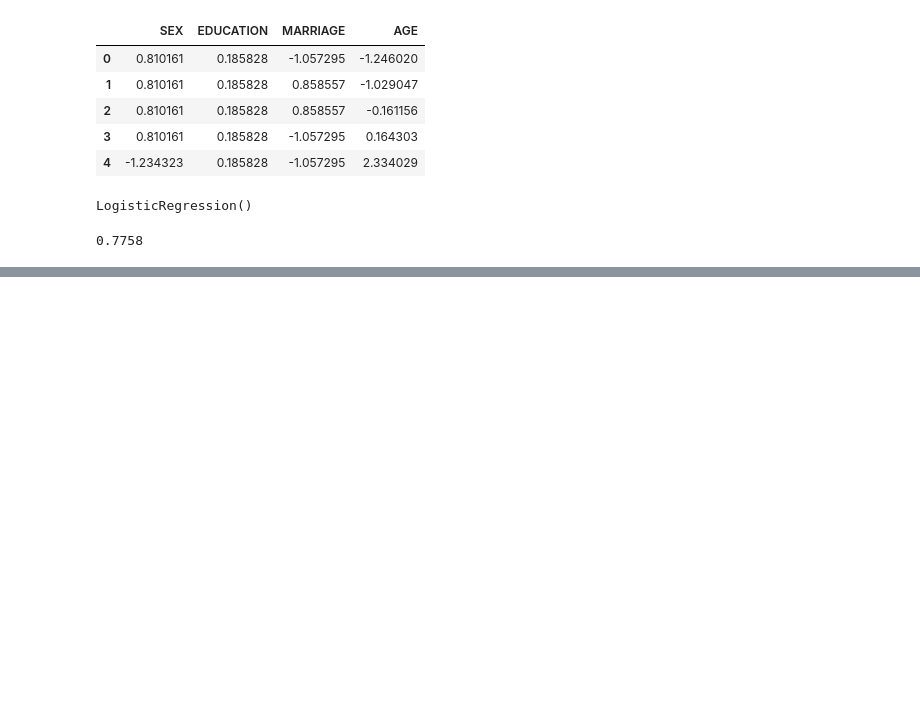
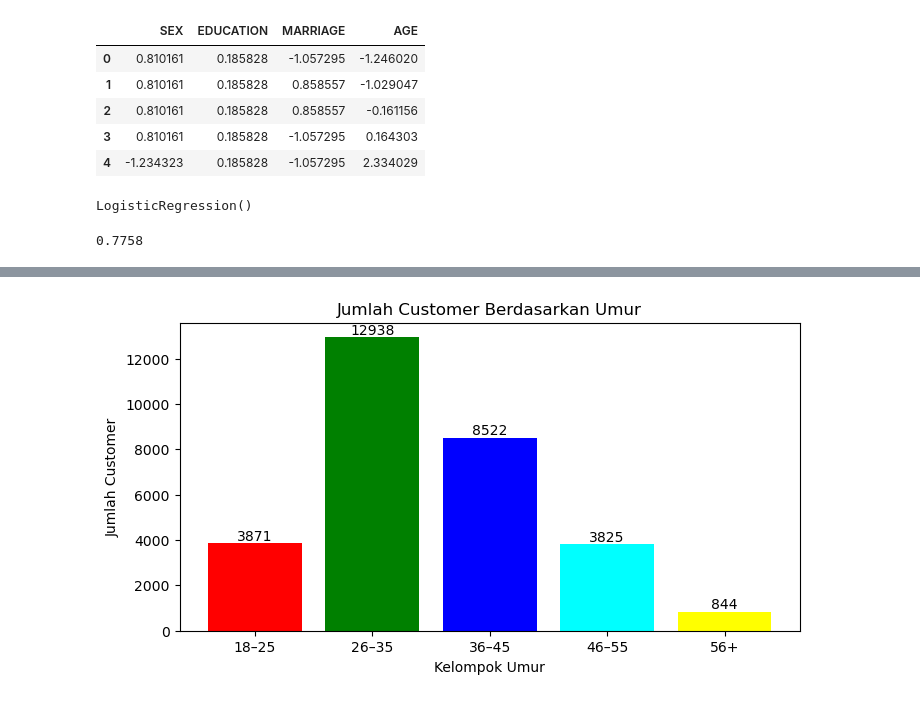
Before and after one commit to Kabhsuwn/bank, a Jupyter notebook: tugas binery.ipynb, the cells around one changed output, grey strips where cells are left out. Drawn from its saved outputs; the diff is of its cells as text; code cells hidden in the pictures; blank space fills up the shorter version.

```diff
--- a/tugas binery.ipynb
+++ b/tugas binery.ipynb
@@ -481,0 +714,30 @@ model.score(X_test, y_test)
+# %%
+import pandas as pd
+import matplotlib.pyplot as plt
+
+umur = pd.to_numeric(df['age'], errors='coerce').dropna()
+
+kelompok_umur = pd.cut(
+    umur,
+    bins=[17, 25, 35, 45, 55, float('inf')],
+    labels=['18–25', '26–35', '36–45', '46–55', '56+']
+)
+
+jumlah_customer = kelompok_umur.value_counts(sort=False)
+
+plt.figure(figsize=(8, 4))
+bars = plt.bar(
+    jumlah_customer.index.astype(str),
+    jumlah_customer.values,
+    color=['red', 'green', 'blue', 'cyan', 'yellow']
+)
+
+plt.title('Jumlah Customer Berdasarkan Umur')
+plt.xlabel('Kelompok Umur')
+plt.ylabel('Jumlah Customer')
+
+# Tampilkan angka di atas setiap batang
+plt.bar_label(bars)
+plt.show()
+# %% [output]
+[figure, added]
```
Also changed, not shown: parts of 38 cells of this notebook.
